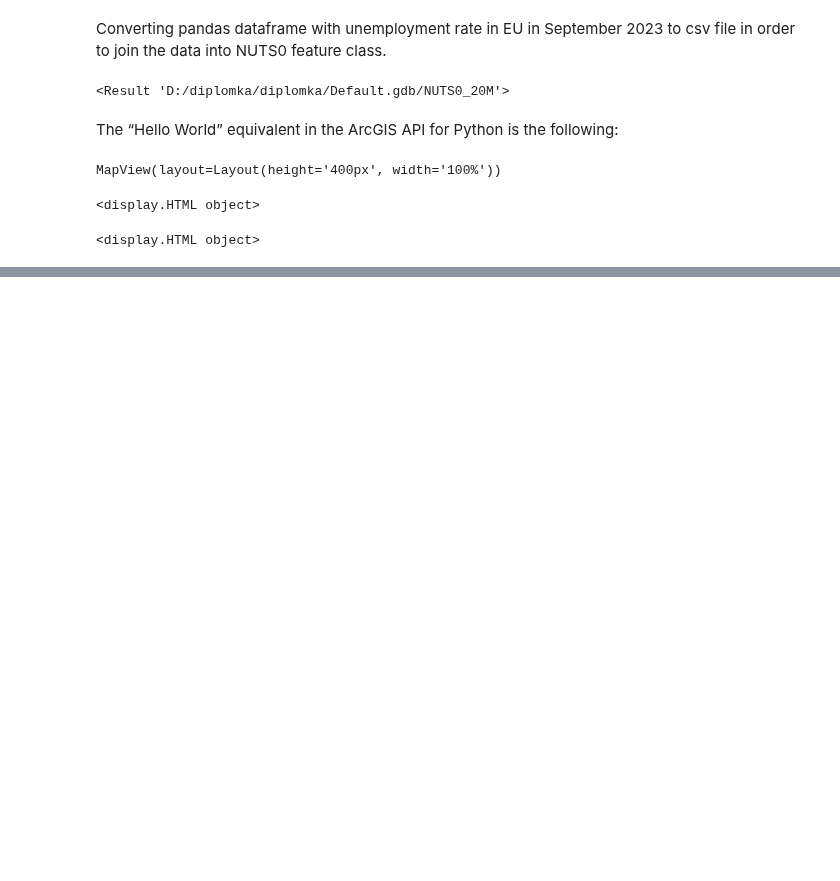
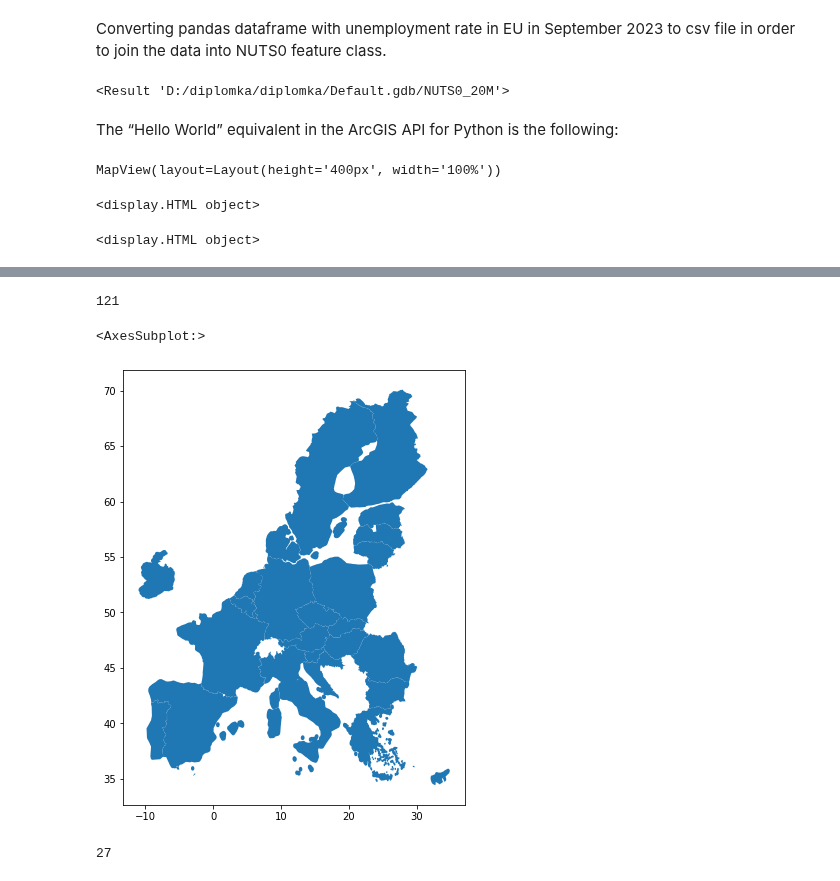
Before and after one commit to GISAdamToth/ArcGIS_Notebooks_thesis, a Jupyter notebook: eurostat/eurostat_orig.ipynb, the cells around one changed output, grey strips where cells are left out. Cells and saved outputs as stored; diff of their text form; code cells hidden in the pictures; blank space fills up the shorter version.

```diff
--- a/eurostat/eurostat_orig.ipynb
+++ b/eurostat/eurostat_orig.ipynb
@@ -387,0 +420,13 @@ MapView(layout=Layout(height='400px', width='100%'))
+# %%
+eu_mainland = eu_exploded.cx[-15:, 32:]
+print(len(eu_mainland))
+eu_mainland.plot(figsize=(8, 8))
+# %% [output]
+121
+<AxesSubplot:>
+[figure, added]
+# %%
+eu_mainland = eu_mainland.dissolve(by="name")
+print(len(eu_mainland))
+# %% [output]
+27
```
Also changed, not shown: parts of 9 cells of this notebook, 1 other file.
